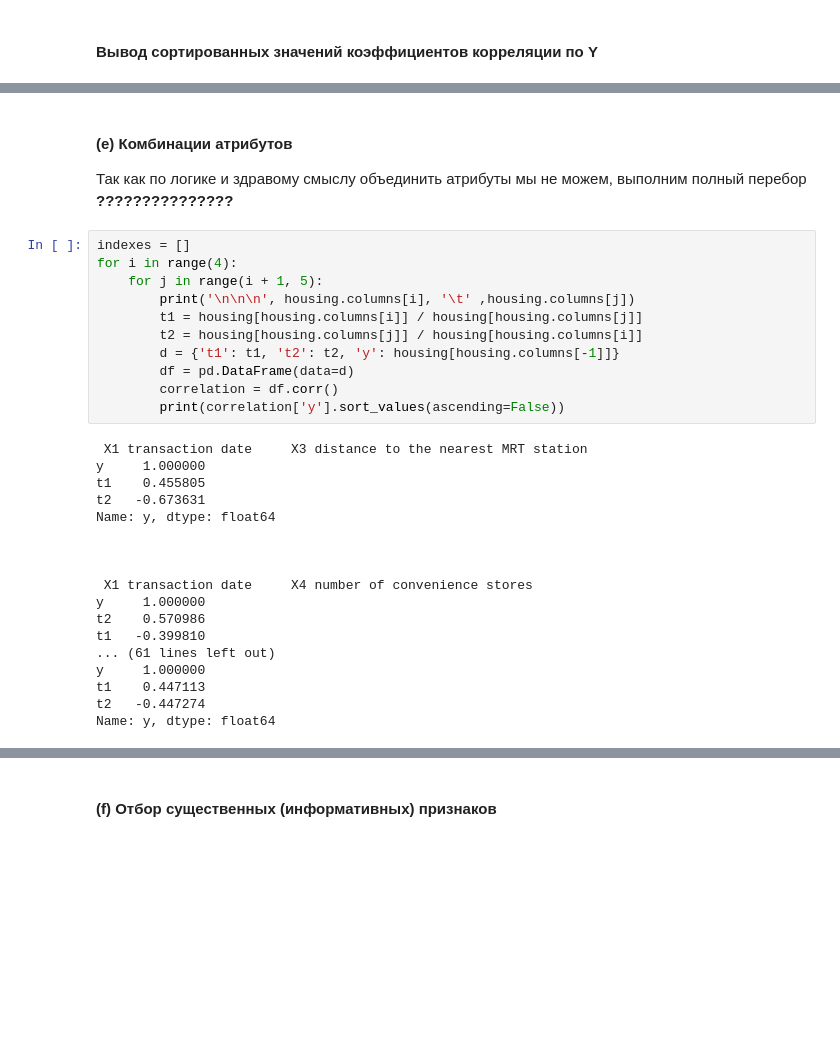
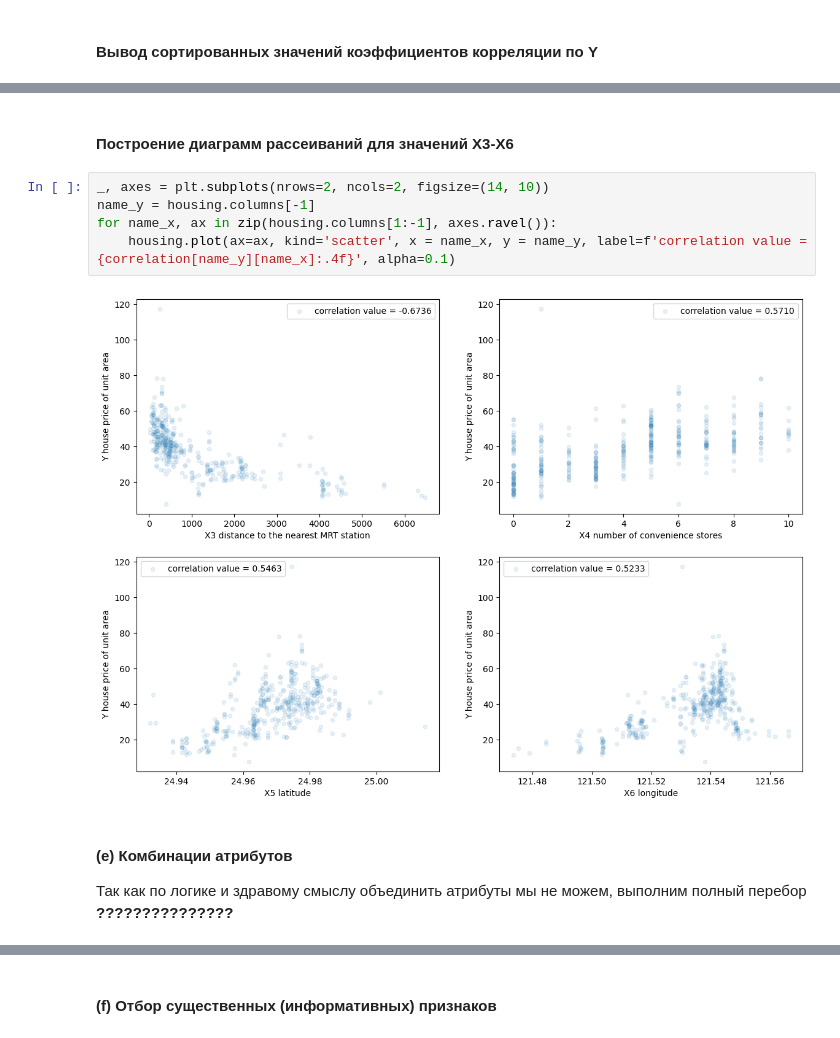
Before and after one commit to Demetrey/DMaP, a Jupyter notebook: LR1/lr1.ipynb, the cells around one changed output, grey strips where cells are left out. Cells and saved outputs as stored; diff of their text form; blank space fills up the shorter version.

```diff
--- a/LR1/lr1.ipynb
+++ b/LR1/lr1.ipynb
@@ -318,34 +256,14 @@ housing.plot(kind='scatter', x = 'X3 distance to the nearest MRT station', y = '
+# %% [markdown]
+#### Построение диаграмм рассеиваний для значений X3-X6
+# %%
+_, axes = plt.subplots(nrows=2, ncols=2, figsize=(14, 10))
+name_y = housing.columns[-1]
+for name_x, ax in zip(housing.columns[1:-1], axes.ravel()):
+    housing.plot(ax=ax, kind='scatter', x = name_x, y = name_y, label=f'correlation value = {correlation[name_y][name_x]:.4f}', alpha=0.1)
+# %% [output]
+[figure, added]
 # %% [markdown]
 #### (e) Комбинации атрибутов
 
 Так как по логике и здравому смыслу объединить атрибуты мы не можем, выполним полный перебор
 **???????????????**
-# %%
-indexes = []
-for i in range(4):
-    for j in range(i + 1, 5):
-        print('\n\n\n', housing.columns[i], '\t' ,housing.columns[j])
-        t1 = housing[housing.columns[i]] / housing[housing.columns[j]]
-        t2 = housing[housing.columns[j]] / housing[housing.columns[i]]
-        d = {'t1': t1, 't2': t2, 'y': housing[housing.columns[-1]]}
-        df = pd.DataFrame(data=d)
-        correlation = df.corr()
-        print(correlation['y'].sort_values(ascending=False))
-# %% [output]
- X1 transaction date     X3 distance to the nearest MRT station
-y     1.000000
-t1    0.455805
-t2   -0.673631
-Name: y, dtype: float64
-
-
-
- X1 transaction date     X4 number of convenience stores
-y     1.000000
-t2    0.570986
-t1   -0.399810
-... (61 lines left out)
-y     1.000000
-t1    0.447113
-t2   -0.447274
-Name: y, dtype: float64
```
Also changed, not shown: parts of 23 cells of this notebook.
